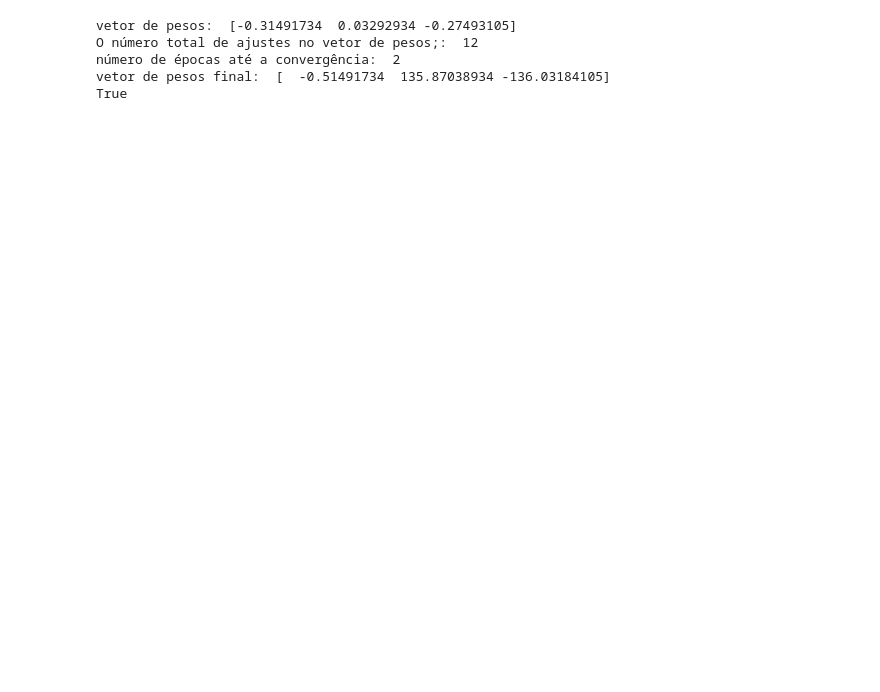
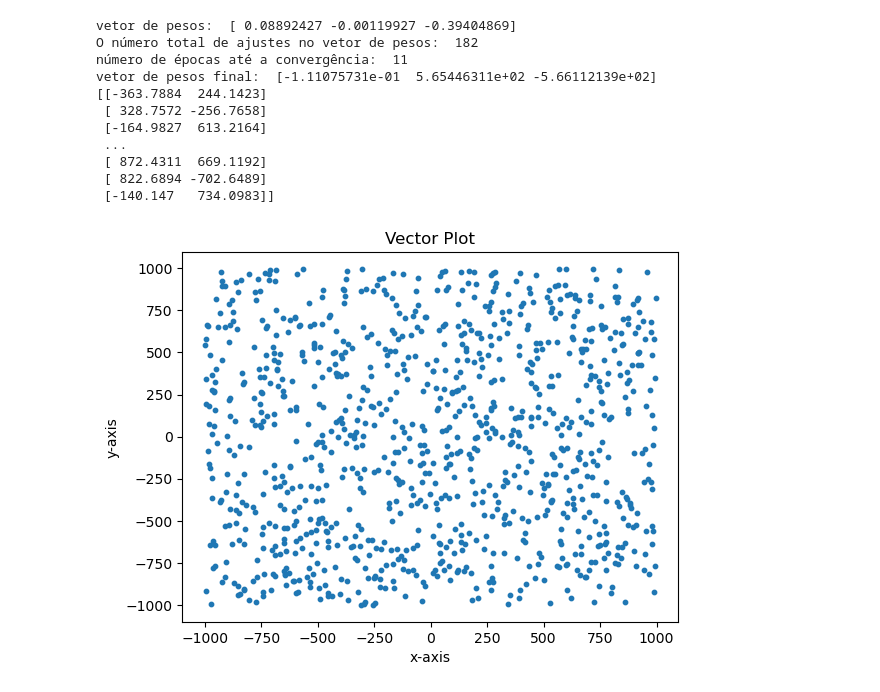
Before and after one commit to Glomyer/rna-2022.2-aa2.1, a Jupyter notebook: index.ipynb, the cells around one changed output. Saved outputs shown, nothing was run; the diff lists cells and outputs as text; code cells hidden in the pictures; blank space fills up the shorter version.

Commit message:
scatterplot for the data

```diff
--- a/index.ipynb
+++ b/index.ipynb
@@ -79,16 +79,43 @@ def teachPerceptron(data):
         weightsVector = getNextWeightsVector(weightsVector, error, inputVector)
         numberOfFitsInTheWeightVector += 1
 
-  print("O número total de ajustes no vetor de pesos;: ", numberOfFitsInTheWeightVector)
+
+  print("O número total de ajustes no vetor de pesos: ", numberOfFitsInTheWeightVector)
   print("número de épocas até a convergência: ", epoch)
   print("vetor de pesos final: ", weightsVector)
+
+  vetor = getInputVectorGroup(data)
+  vetor = np.delete(vetor, 0, 1)
+  print(vetor)
+  #print(vetor[:,0])
+  #print(vetor[:,1])
+
+
+  # Plot the vector
+  plt.scatter(vetor[:,0],vetor[:,1], s=10)
+
+
+  # Add labels and title
+  plt.xlabel('x-axis')
+  plt.ylabel('y-axis')
+  plt.title('Vector Plot')
+
+  # Show the plot
+  plt.show()
 # %%
-data = np.fromfile("data\dataAll.txt").reshape((1000, 3))
+data = np.fromfile("data/dataAll.txt").reshape((1000, 3))
 
 teachPerceptron(data)
 # %% [output]
-vetor de pesos:  [-0.31491734  0.03292934 -0.27493105]
-O número total de ajustes no vetor de pesos;:  12
-número de épocas até a convergência:  2
-vetor de pesos final:  [  -0.51491734  135.87038934 -136.03184105]
-True
+vetor de pesos:  [ 0.08892427 -0.00119927 -0.39404869]
+O número total de ajustes no vetor de pesos:  182
+número de épocas até a convergência:  11
+vetor de pesos final:  [-1.11075731e-01  5.65446311e+02 -5.66112139e+02]
+[[-363.7884  244.1423]
+ [ 328.7572 -256.7658]
+ [-164.9827  613.2164]
+ ...
+ [ 872.4311  669.1192]
+ [ 822.6894 -702.6489]
+ [-140.147   734.0983]]
+[figure, added]
```
Also changed, not shown: 1 other file.
